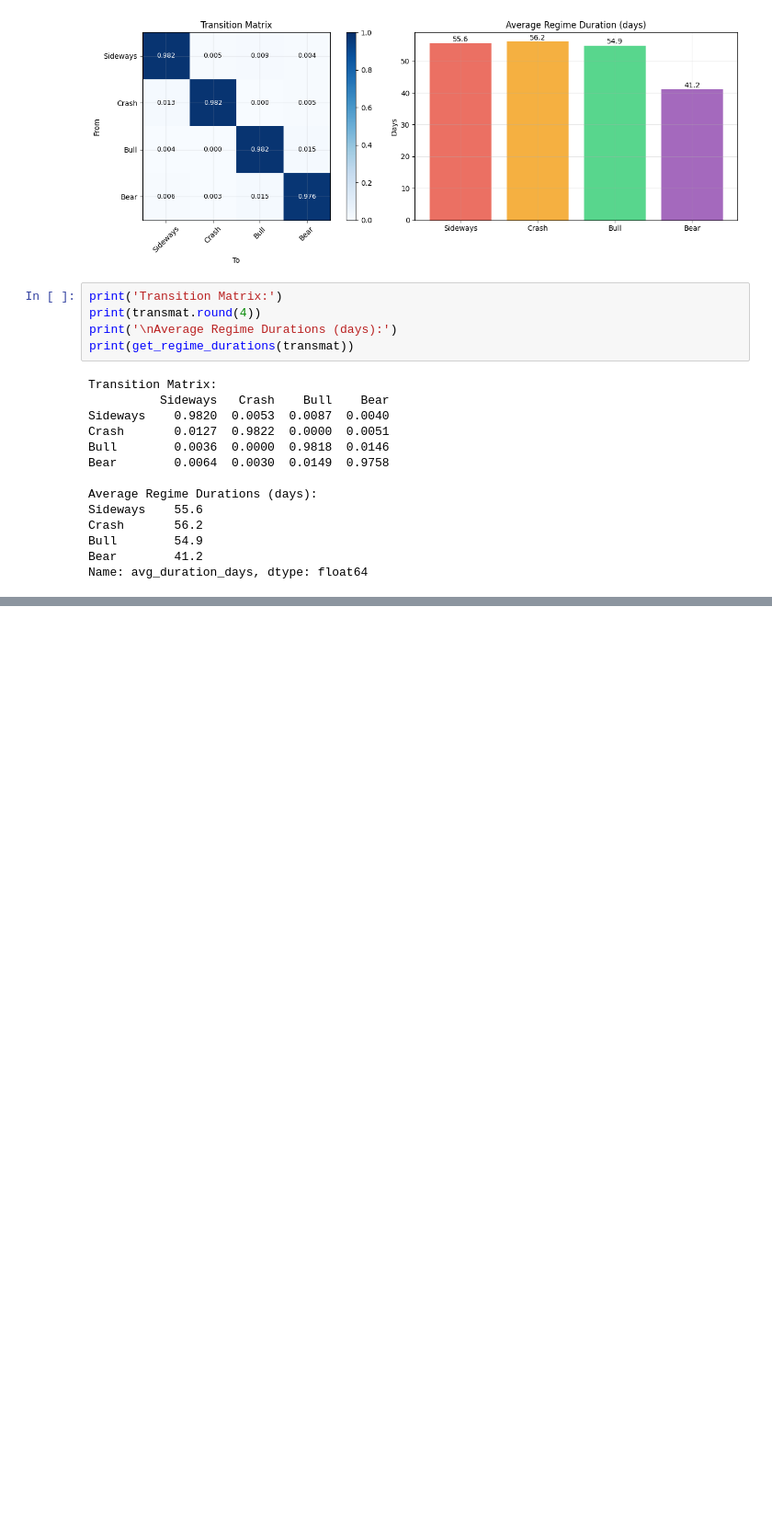
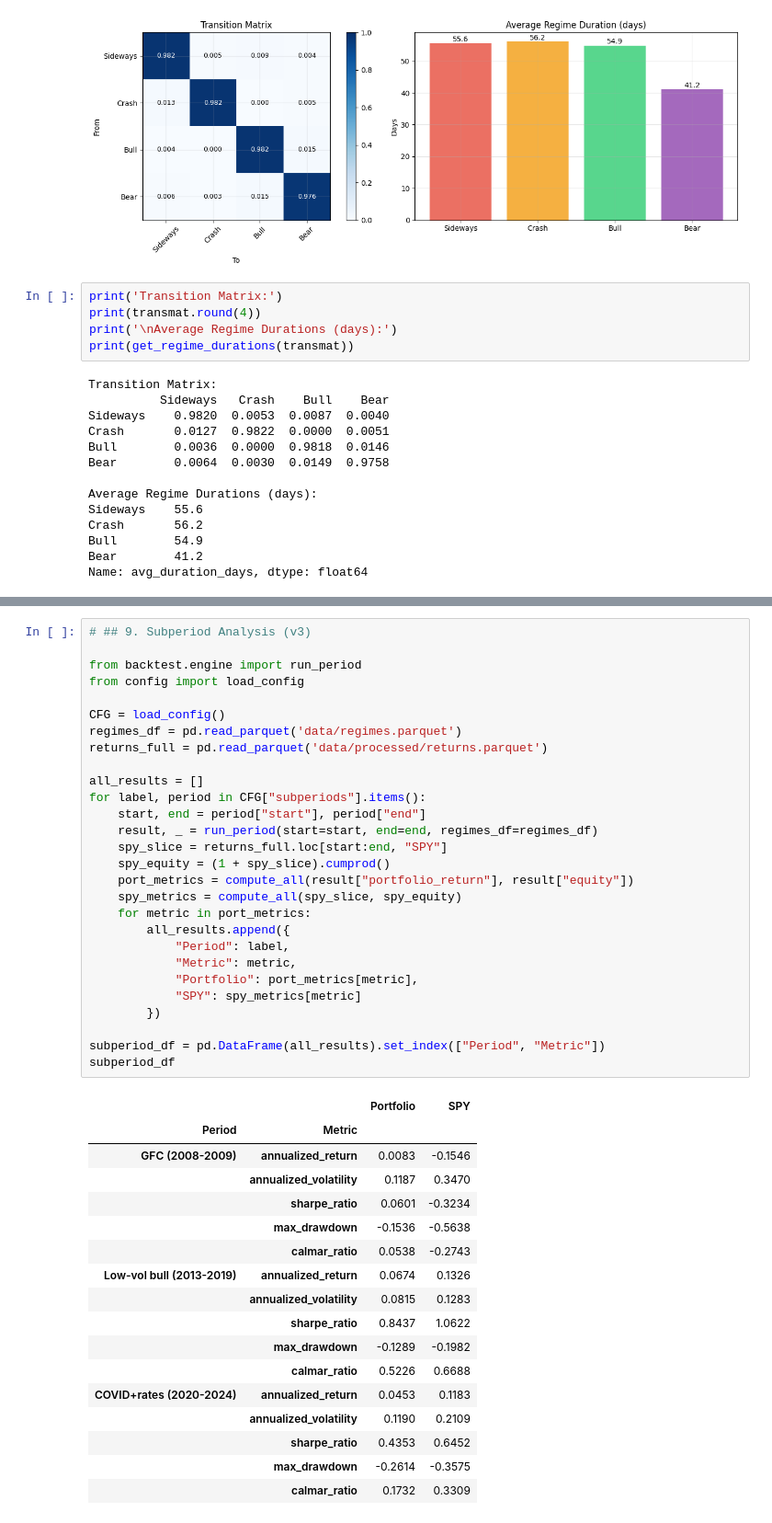
Before and after one commit to AbdelkrimCode/regime-adaptive-portfolio, a Jupyter notebook: notebooks/exploration.ipynb, the cells around one changed output, grey strips where cells are left out. Shown at 92% size. Drawn from its saved outputs; the diff is of its cells as text; blank space fills up the shorter version.

```diff
--- a/notebooks/exploration.ipynb
+++ b/notebooks/exploration.ipynb
@@ -384,0 +393,46 @@ Name: avg_duration_days, dtype: float64
+# %%
+# ## 9. Subperiod Analysis (v3)
+
+from backtest.engine import run_period
+from config import load_config
+
+CFG = load_config()
+regimes_df = pd.read_parquet('data/regimes.parquet')
+returns_full = pd.read_parquet('data/processed/returns.parquet')
+
+all_results = []
+for label, period in CFG["subperiods"].items():
+    start, end = period["start"], period["end"]
+    result, _ = run_period(start=start, end=end, regimes_df=regimes_df)
+    spy_slice = returns_full.loc[start:end, "SPY"]
+    spy_equity = (1 + spy_slice).cumprod()
+    port_metrics = compute_all(result["portfolio_return"], result["equity"])
+    spy_metrics = compute_all(spy_slice, spy_equity)
+    for metric in port_metrics:
+        all_results.append({
+            "Period": label,
+            "Metric": metric,
+            "Portfolio": port_metrics[metric],
+            "SPY": spy_metrics[metric]
+        })
+
+subperiod_df = pd.DataFrame(all_results).set_index(["Period", "Metric"])
+subperiod_df
+# %% [output]
+|  |  | Portfolio | SPY |
+| Period | Metric |  |  |
+| GFC (2008-2009) | annualized_return | 0.0083 | -0.1546 |
+|  | annualized_volatility | 0.1187 | 0.3470 |
+|  | sharpe_ratio | 0.0601 | -0.3234 |
+|  | max_drawdown | -0.1536 | -0.5638 |
+|  | calmar_ratio | 0.0538 | -0.2743 |
+| Low-vol bull (2013-2019) | annualized_return | 0.0674 | 0.1326 |
+|  | annualized_volatility | 0.0815 | 0.1283 |
+|  | sharpe_ratio | 0.8437 | 1.0622 |
+|  | max_drawdown | -0.1289 | -0.1982 |
+|  | calmar_ratio | 0.5226 | 0.6688 |
+| COVID+rates (2020-2024) | annualized_return | 0.0453 | 0.1183 |
+|  | annualized_volatility | 0.1190 | 0.2109 |
+|  | sharpe_ratio | 0.4353 | 0.6452 |
+|  | max_drawdown | -0.2614 | -0.3575 |
+|  | calmar_ratio | 0.1732 | 0.3309 |
```
Also changed, not shown: parts of 12 cells of this notebook.
